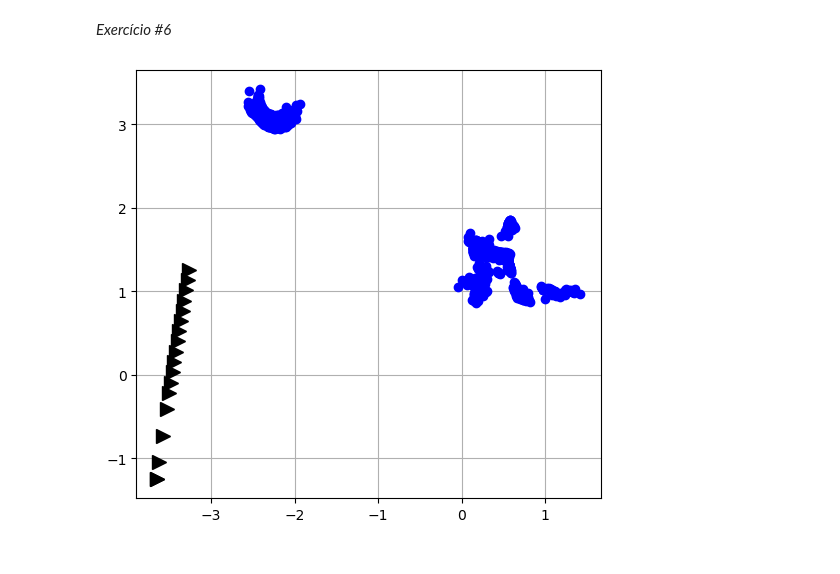
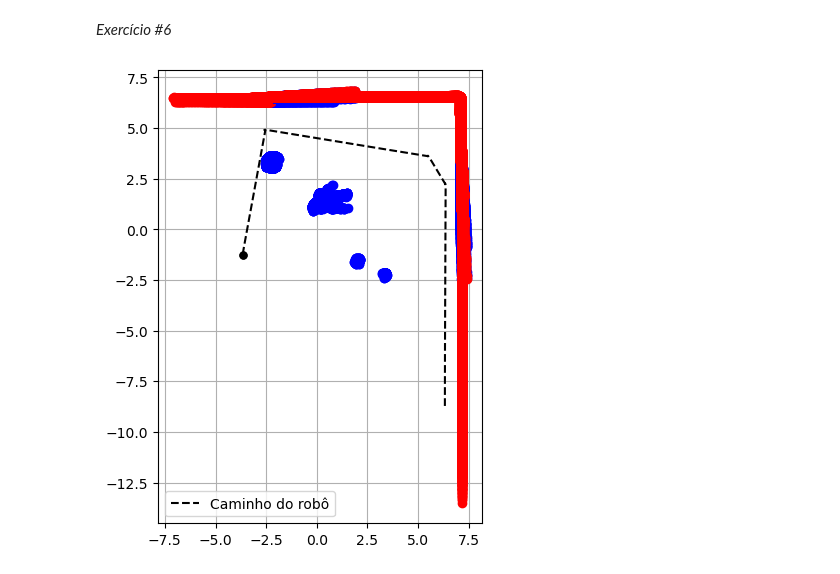
Before and after one commit to frbo1/TP-1---robotica-movel, a Jupyter notebook: TP1.ipynb, the cells around one changed output. Saved outputs shown, nothing was run; the diff lists cells and outputs as text; code cells hidden in the pictures.

```diff
--- a/TP1.ipynb
+++ b/TP1.ipynb
@@ -216,27 +215,41 @@ if id_cliente != -1:
     fig = plt.figure(figsize=(6,6), dpi=100)
     ax = fig.add_subplot(111, aspect='equal')
 
+    #Handles para robô, laser e juntas das rodas
     rv, handle_robo = sim.simxGetObjectHandle(id_cliente, NOME_ROBO, sim.simx_opmode_oneshot_wait)
     rv, handle_obj = sim.simxGetObjectHandle(id_cliente, "fastHokuyo", sim.simx_opmode_oneshot_wait)
     rv, l_wheel = sim.simxGetObjectHandle(id_cliente, NOME_ROBO + '_leftMotor', sim.simx_opmode_oneshot_wait)
     rv, r_wheel = sim.simxGetObjectHandle(id_cliente, NOME_ROBO + '_rightMotor', sim.simx_opmode_oneshot_wait)
+
+    #Handle para os dados do LASER
     laser_range_data = "hokuyo_range_data"
     laser_angle_data = "hokuyo_angle_data"
+
+    #Dados do robô
     L = 0.381
     r = 0.0975
 
+    #Loop para garantir que as leituras serão válidas
     rv = 1
     while rv != 0:
         rv, range_data = sim.simxGetStringSignal(id_cliente, laser_range_data, sim.simx_opmode_streaming + 10)
 
+
+    #Arrays que gravam o caminho percorrido pelo robô
+    robot_path_x = np.array([])
+    robot_path_y = np.array([])
+
+    #Lembrar de habilitar o 'Real-time mode'
     t = 0
-    # Lembrar de habilitar o 'Real-time mode'
     startTime=time.time()
     lastTime = startTime
+
+    #Durante 60 segundos, move o robô e plota o que foi detectado pelo laser em referência global
     while t < 60:
         now = time.time()
         dt = now - lastTime
 
+        #Transformada do robô para referência global
         rv, pos_robo = sim.simxGetObjectPosition(id_cliente, handle_robo, -1, sim.simx_opmode_oneshot_wait)
         rv, orientacao_robo = sim.simxGetObjectOrientation(id_cliente, handle_robo, -1, sim.simx_opmode_oneshot_wait)
         Rz = get_matriz_rotacaoZ(orientacao_robo[2])
@@ -244,6 +257,7 @@ if id_cliente != -1:
         temp = np.column_stack((Rz, pos_robo))
         T_WR = np.row_stack((temp, CONSTANTE))
 
+        #Transformada do laser com referencial no robô
         rv, pos = sim.simxGetObjectPosition(id_cliente, handle_obj, handle_robo, sim.simx_opmode_oneshot_wait)
         rv, orientacao = sim.simxGetObjectOrientation(id_cliente, handle_obj, handle_robo, sim.simx_opmode_oneshot_wait)
         Rz = get_matriz_rotacaoZ(orientacao[2])
@@ -251,10 +265,13 @@ if id_cliente != -1:
         temp = np.column_stack((Rz, pos))
         T_RL = np.row_stack((temp, CONSTANTE))
 
+        if t == 0:
+            ax.plot(pos_robo[0], pos_robo[1], 'o', color='black', markersize=5)
+
+        #Leitura dos dados do laser
         raw_range_data, raw_angle_data = readSensorData(id_cliente, laser_range_data, laser_angle_data)
         laser_data = np.array([raw_angle_data, raw_range_data]).T
 
-        #P_W = T_WR * T_RL * P_L
         for i in range(len(laser_data)):
             ang, dist = laser_data[i]
 
@@ -263,14 +280,17 @@ if id_cliente != -1:
                 y = dist * np.sin(ang)
                 z = 0
                 P_L = np.array([x,y,z,1])
-                P_W = T_WR @ T_RL @ P_L
+                P_W = T_WR @ T_RL @ P_L #Para achar posição global a partir da posição detectada pelo laser
                 c = 'r'
                 if ang < 0:
                     c = 'b'
-                ax.plot(P_W[0], P_W[1], 'o', color=c)
+                ax.plot(P_W[0], P_W[1], 'o', color=c) #Plot do que foi detectado em posição global
 
-        ax.plot(pos_robo[0], pos_robo[1], 'k>', markersize=10)
+        #Salva a posição atual para plotar
+        robot_path_x = np.append(robot_path_x, [pos_robo[0]])
+        robot_path_y = np.append(robot_path_y, [pos_robo[1]])
 
+        #Velocidades linear e angular
         v = 0
         w = np.deg2rad(0)
 
@@ -279,33 +299,37 @@ if id_cliente != -1:
         lado_esquerdo = int(len(laser_data)*3/4)
 
         if laser_data[frente, 1] > 2:
             v = .5
             w = 0
         elif laser_data[lado_direito, 1] > 2:
             v = 0
             w = np.deg2rad(-30)
         elif laser_data[lado_esquerdo, 1] > 2:
             v = 0
             w = np.deg2rad(30)
 
+        #Modelo cinemático
         wl = v/r - (w*L)/(2*r)
         wr = v/r + (w*L)/(2*r)
 
+        #Muda velocidade das rodas para as definidas
         sim.simxSetJointTargetVelocity(id_cliente, l_wheel, wl, sim.simx_opmode_streaming + 5)
         sim.simxSetJointTargetVelocity(id_cliente, r_wheel, wr, sim.simx_opmode_streaming + 5)
 
         t = t + dt
         lastTime = now
 
+    ax.plot(robot_path_x, robot_path_y, '--', color='black', label='Caminho do robô') #Plot do caminho
     ax.grid()
-    #ax.set_xlim([-max_sensor_range, max_sensor_range])
-    #ax.set_ylim([-max_sensor_range, max_sensor_range])
+    ax.legend()
+
+    #Parando o robô e a simulação
     sim.simxSetJointTargetVelocity(id_cliente, r_wheel, 0, sim.simx_opmode_oneshot_wait)
     sim.simxSetJointTargetVelocity(id_cliente, l_wheel, 0, sim.simx_opmode_oneshot_wait)
     sim.simxStopSimulation(id_cliente,sim.simx_opmode_blocking)
     sim.simxFinish(id_cliente)
 
 else:
     print("Não foi possível conectar ao Coppelia Sim!")
 # %% [output]
-[figure, old version]
+[figure, new version]
```
Also changed, not shown: parts of 2 cells of this notebook.
